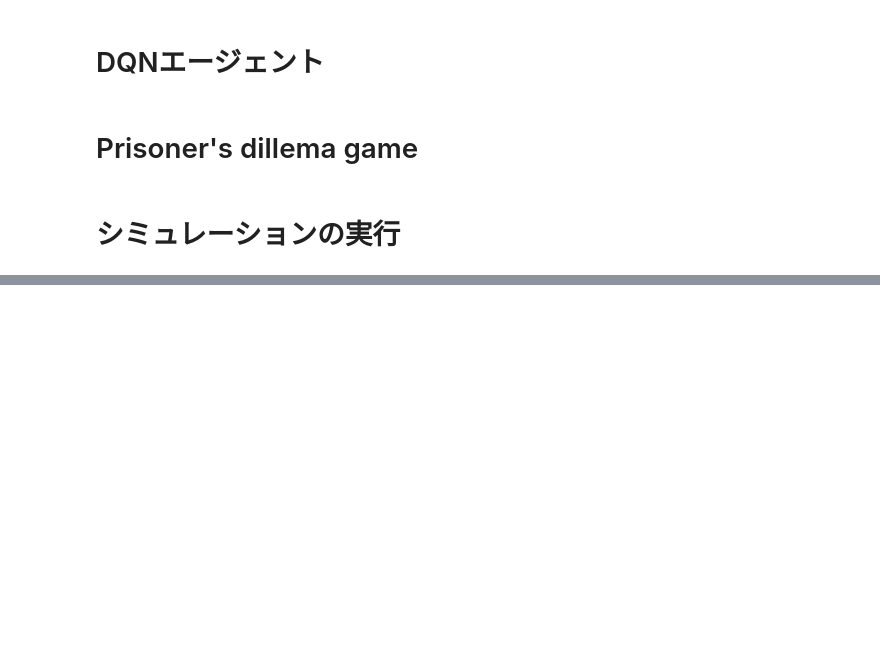
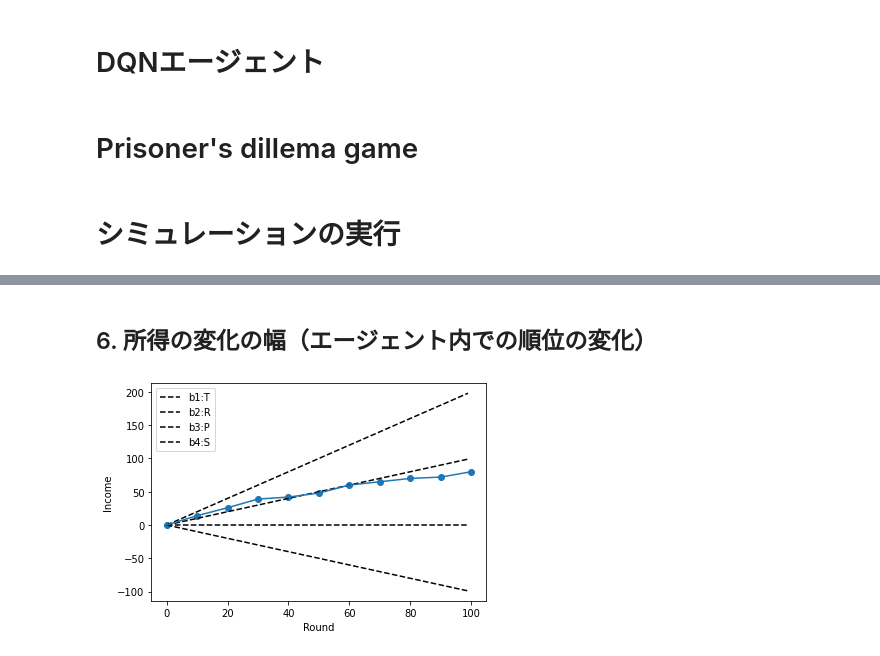
Before and after one commit to UTakeuchi/PDsimulator, a Jupyter notebook: main_case2_dqn.ipynb, the cells around one changed output, grey strips where cells are left out. Cells and saved outputs as stored; diff of their text form; code cells hidden in the pictures; blank space fills up the shorter version.

```diff
--- a/main_case2_dqn.ipynb
+++ b/main_case2_dqn.ipynb
@@ -214,0 +319,64 @@ plot_total_income(income_history)
+# %% [markdown]
+## 6. 所得の変化の幅（エージェント内での順位の変化）
+# %%
+env = PDGame()
+n = 100 # agentの人数 n
+agents_ = [] # 別のエージェントたち
+for i in range(n):
+    agents_.append(DQNAgent())
+incomes = np.zeros((n,1)) # 所得はAgents()の外部に格納
+income_history = np.zeros((n,1)) # 全員分の所得を格納
+
+R = {0, 1} # 0: bad, 1: good
+rep = np.ones(n) # 評判を格納する配列
+def norm9(rep_i, rep_j, a_i):
+    if (rep_j == 1 and a_i == 1) or (rep_j == 0 and a_i == 0):
+        return 1
+    else:
+        return 0
+
+rounds = 100
+sync_interval = 10
+for round in range(1, rounds+1):
+    players = env.matching(range(len(agents_)))
+    for pair in players:
+        x, y = pair
+        player1, player2 = agents_[x], agents_[y]
+        state = np.array([rep[x], rep[y]]) #stateは（自分の所得, 相手の所得）の順にする
+
+        a1 = player1.get_action(state)
+        a2 = player2.get_action(state[::-1]) #player2目線に変換
+        r1, r2 = env.step(a1, a2)
+        incomes[x] += r1
+        incomes[y] += r2
+        next_state = np.array([norm9(state[0], state[1], a1), norm9(state[1], state[0], a2)])
+        player1.update(state, a1, r1, next_state)
+        player2.update(state[::-1], a2, r2, next_state[::-1])
+
+    if round % sync_interval == 0:
+        for agent in agents_:
+            agent.sync_qnet()
+        income_history = np.append(income_history, incomes, axis=1)
+
+def plot_total_income_all(history, num):
+    x = range(0, 100)
+    y1 = [(env.b - env.c) * n for n in x] # 全員が協力
+    y2 = np.zeros(100) # 全員が非協力
+    y3 = [env.b * n for n in x] # 裏切り続ける
+    y4 = [- env.c * n for n in x] # 裏切られ続ける
+    plt.xlabel('Round')
+    plt.ylabel('Income')
+    plt.plot(x, y3, ls='--', label='b1:T', color='black')
+    plt.plot(x, y1, ls='--', label='b2:R', color='black')
+    plt.plot(x, y2, ls='--', label='b3:P', color='black')
+    plt.plot(x, y4, ls='--', label='b4:S', color='black')
+    for i in range(len(history)):
+        if i == num:
+            plt.scatter([0,10,20,30,40,50,60,70,80,90,100], history[i])
+            plt.plot([0,10,20,30,40,50,60,70,80,90,100], history[i])
+    plt.legend()
+    plt.show()
+
+plot_total_income_all(income_history, 55)
+# %% [output]
+[figure, added]
```
Also changed, not shown: parts of 16 cells of this notebook.
